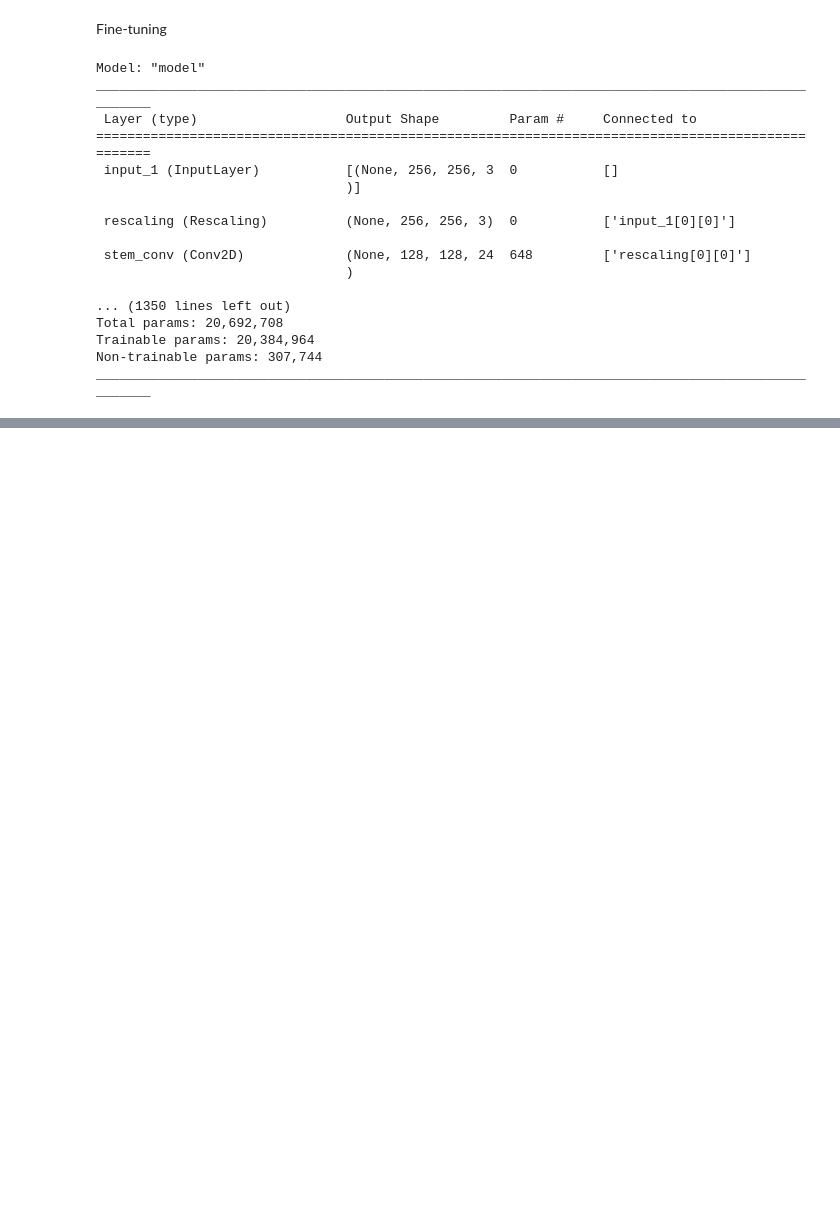
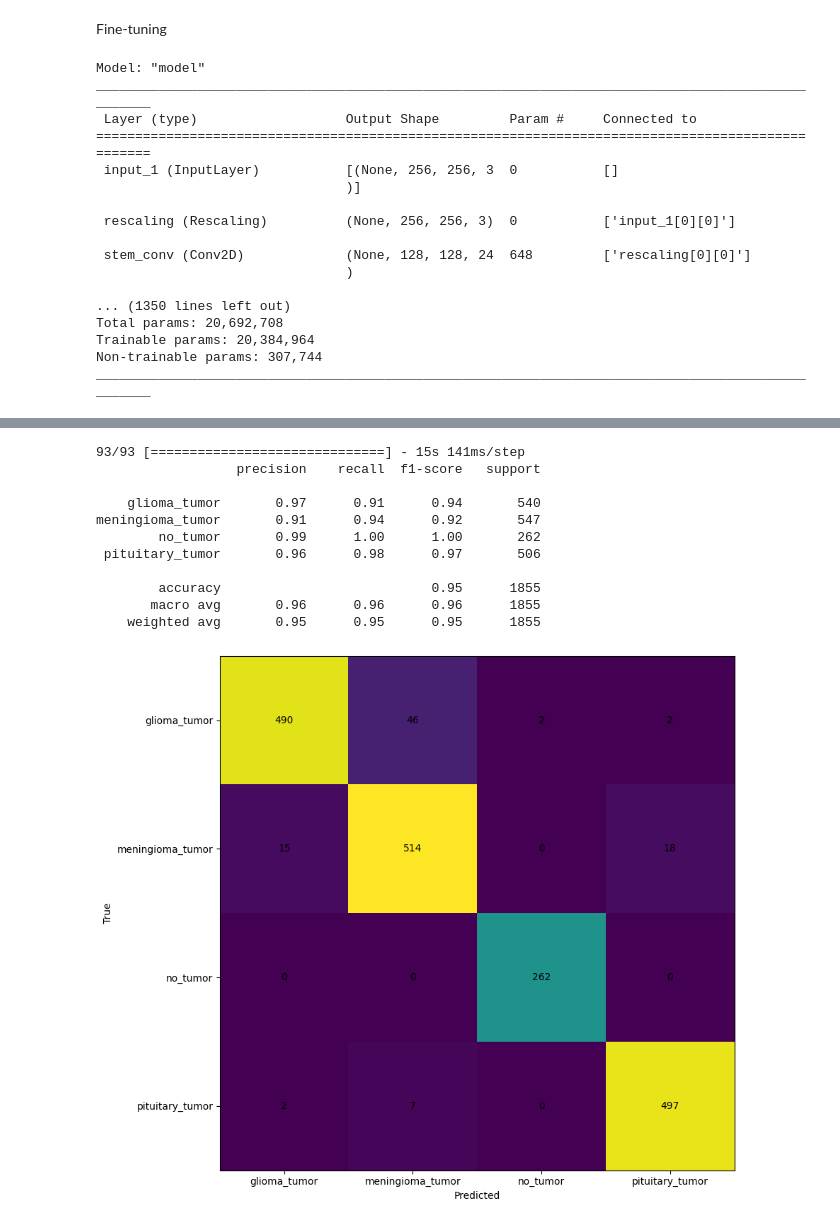
Before and after one commit to mvirgin/ECE-491, a Jupyter notebook: final.ipynb, the cells around one changed output, grey strips where cells are left out. Saved outputs shown, nothing was run; the diff lists cells and outputs as text; code cells hidden in the pictures; blank space fills up the shorter version.

```diff
--- a/final.ipynb
+++ b/final.ipynb
@@ -452,3 +387,58 @@ weighted avg       0.95      0.95      0.95      1855
+# %%
+from sklearn.metrics import confusion_matrix
+from sklearn.metrics import classification_report
+
+# takes a generator and a model, makes a prediction and reports the
+# confusion matrix and classification report
+def matrix_report(gen, model):
+    gen.reset()
+    class_labels = list(gen.class_indices.keys())
+
+    y_truth = gen.classes
+    Y_pred = model.predict(gen)
+    y_pred = np.argmax(Y_pred, axis=1)
+
+    cm = confusion_matrix(y_truth, y_pred)
+
+    print(classification_report(y_truth, y_pred, target_names=class_labels))
+
+    # Plot confusion matrix with class labels
+    fig, ax = plt.subplots(figsize=(10, 8))
+    im = ax.imshow(cm)
+
+    # Set ticks for class labels
+    ax.set_xticks(np.arange(len(class_labels)))
+    ax.set_yticks(np.arange(len(class_labels)))
+
+    # Set tick labels
+    ax.set_xticklabels(class_labels)
+    ax.set_yticklabels(class_labels)
+
+    # Label axes
+    plt.xlabel('Predicted')
+    plt.ylabel('True')
+
+    # Display the values in each cell
+    for i in range(len(class_labels)):
+        for j in range(len(class_labels)):
+            text = ax.text(j, i, f'{cm[i, j]}', ha='center', va='center', color='black')
+
+    plt.tight_layout()
+
+matrix_report(train_generator, ft_model)
+# %% [output]
+93/93 [==============================] - 15s 141ms/step
+                  precision    recall  f1-score   support
+
+    glioma_tumor       0.97      0.91      0.94       540
+meningioma_tumor       0.91      0.94      0.92       547
+        no_tumor       0.99      1.00      1.00       262
+ pituitary_tumor       0.96      0.98      0.97       506
+
+        accuracy                           0.95      1855
+       macro avg       0.96      0.96      0.96      1855
+    weighted avg       0.95      0.95      0.95      1855
+[figure, added]
 # %%
 matrix_report(validation_generator, ft_model)
 # %% [output]
```
Also changed, not shown: parts of 13 cells of this notebook.
